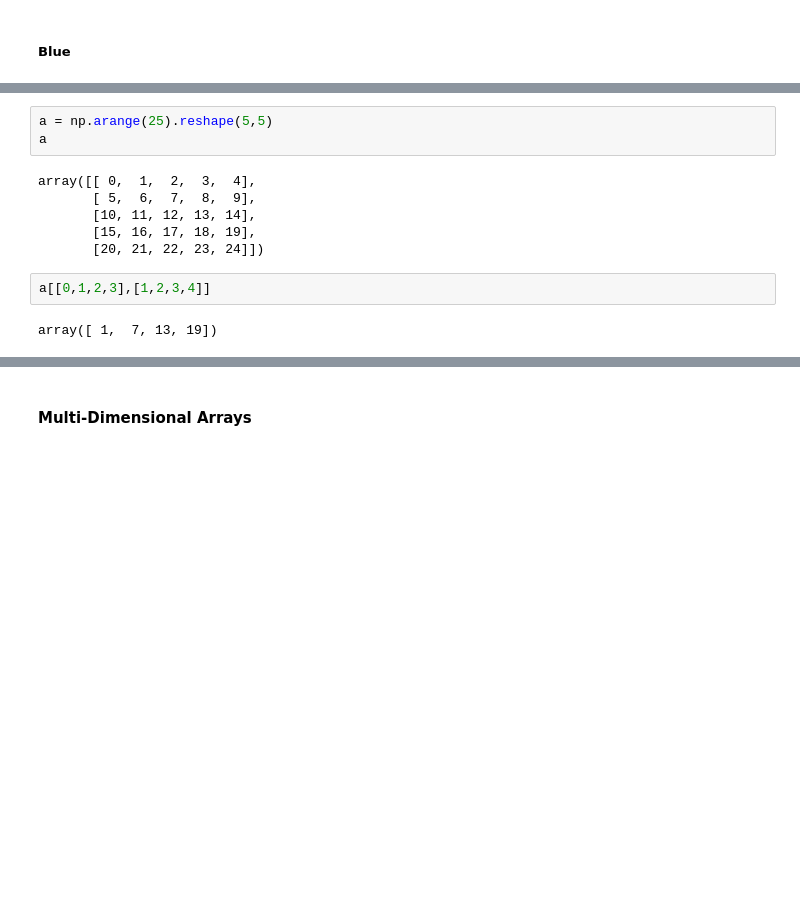
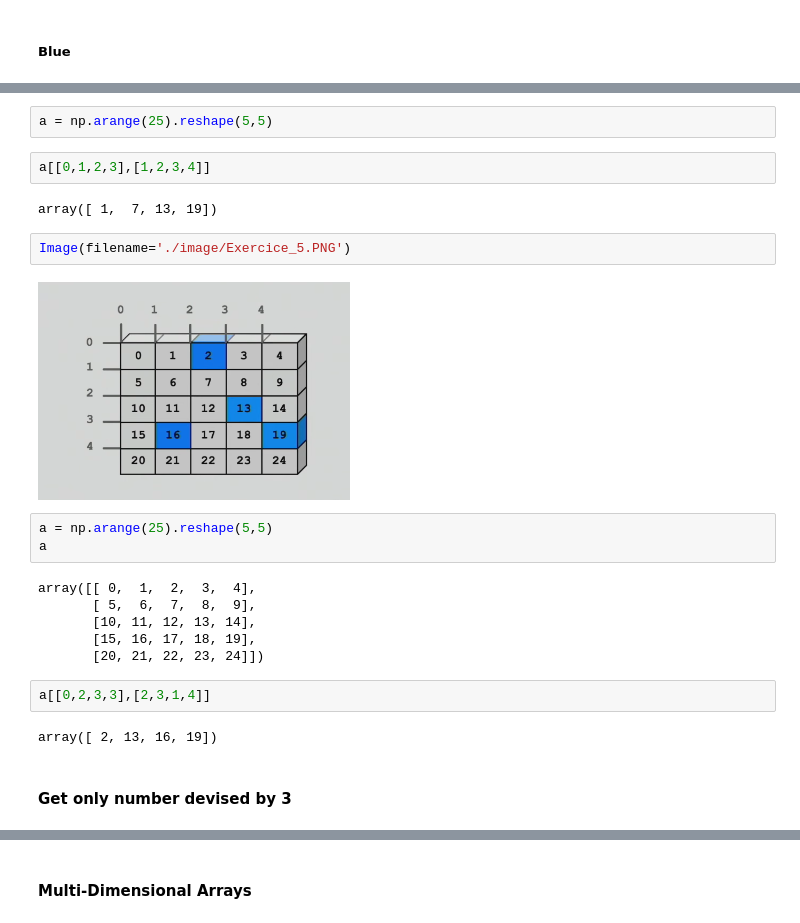
Before and after one commit to Jhonelkour/Numpy-Learning-Journey, a Jupyter notebook: Multi_Dimensional_Arrays.ipynb, the cells around one changed output, grey strips where cells are left out. Cells and saved outputs as stored; diff of their text form; blank space fills up the shorter version.

```diff
--- a/Multi_Dimensional_Arrays.ipynb
+++ b/Multi_Dimensional_Arrays.ipynb
@@ -402,5 +403,15 @@ Image(filename='./image/Exerice_4.PNG')
 # %% [output]
 [figure]
+# %%
+a = np.arange(25).reshape(5,5)
+# %%
+a[[0,1,2,3],[1,2,3,4]]
+# %% [output]
+array([ 1,  7, 13, 19])
+# %%
+Image(filename='./image/Exercice_5.PNG')
+# %% [output]
+[figure, added]
 # %%
 a = np.arange(25).reshape(5,5)
 a
@@ -411,6 +422,8 @@ array([[ 0,  1,  2,  3,  4],
        [15, 16, 17, 18, 19],
        [20, 21, 22, 23, 24]])
 # %%
-a[[0,1,2,3],[1,2,3,4]]
+a[[0,2,3,3],[2,3,1,4]]
 # %% [output]
-array([ 1,  7, 13, 19])
+array([ 2, 13, 16, 19])
+# %% [markdown]
+#### Get only number devised by 3
```
Also changed, not shown: parts of 10 cells of this notebook.
